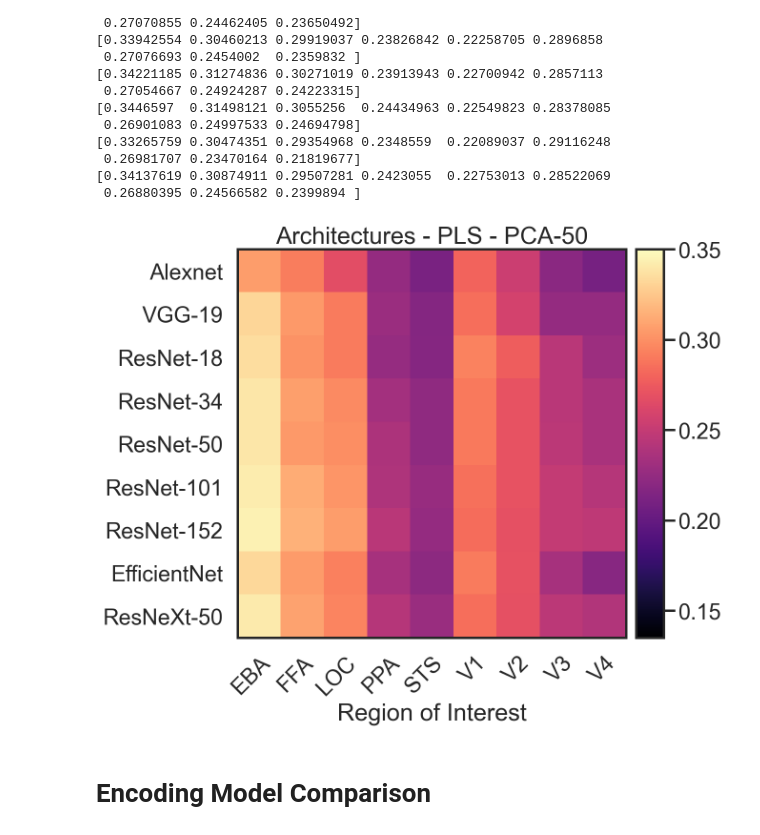
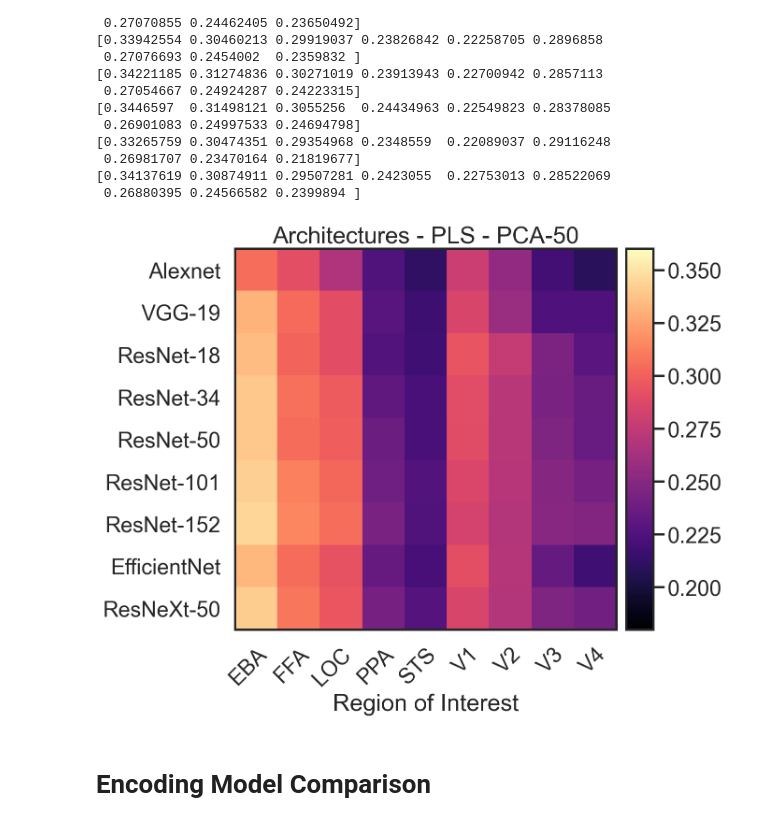
Before and after one commit to RobertTLange/algonauts-2021, a Jupyter notebook: notebooks/inspect_experiments.ipynb, the cells around one changed output. Cells and saved outputs as stored; diff of their text form; code cells hidden in the pictures.

```diff
--- a/notebooks/inspect_experiments.ipynb
+++ b/notebooks/inspect_experiments.ipynb
@@ -167,18 +167,18 @@ rnext = get_norm_score(hyper_log_rnext)
 # %%
 scores = [alexnet, vgg,
           r18, r34, r50, r101, r152,
           enet, rnext]
 range_y = ['Alexnet', "VGG-19",
            "ResNet-18", "ResNet-34",
            "ResNet-50", "ResNet-101", "ResNet-152",
            "EfficientNet", "ResNeXt-50"][::-1]
 range_x = ["EBA", "FFA", "LOC", "PPA", "STS", "V1", "V2", "V3", "V4"]
 title = "Architectures - PLS - PCA-50"
 ylabel = None
 plot_combined_scores(scores, range_x, range_y, title, ylabel,
-                     min_heat=0.135, max_heat=0.35)
+                     min_heat=0.18, max_heat=0.36)
 # %% [output]
-[figure, old version]
+[figure, new version]
 # %% [markdown]
 # Encoding Model Comparison
 # %%
```
Also changed, not shown: parts of 14 cells of this notebook, 38 other files.
